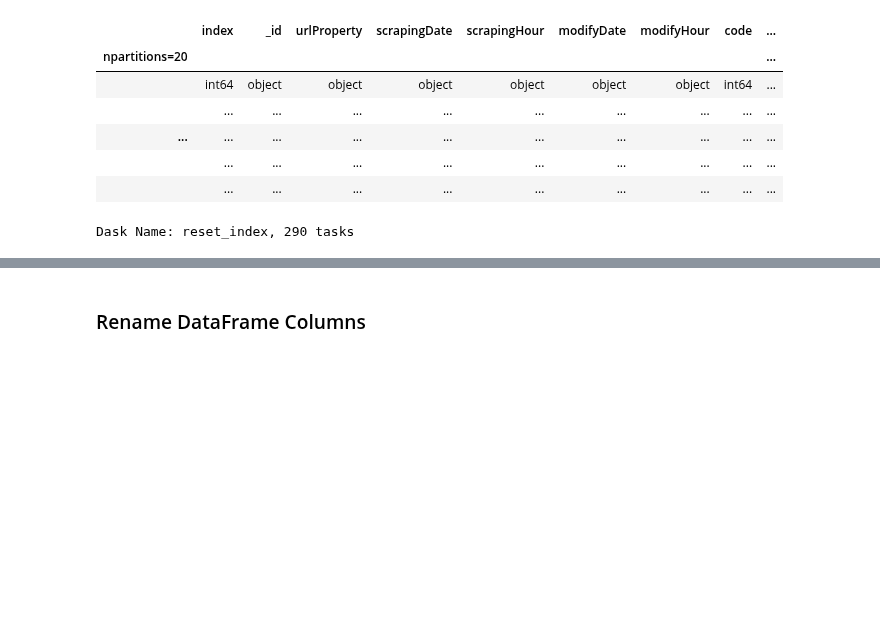
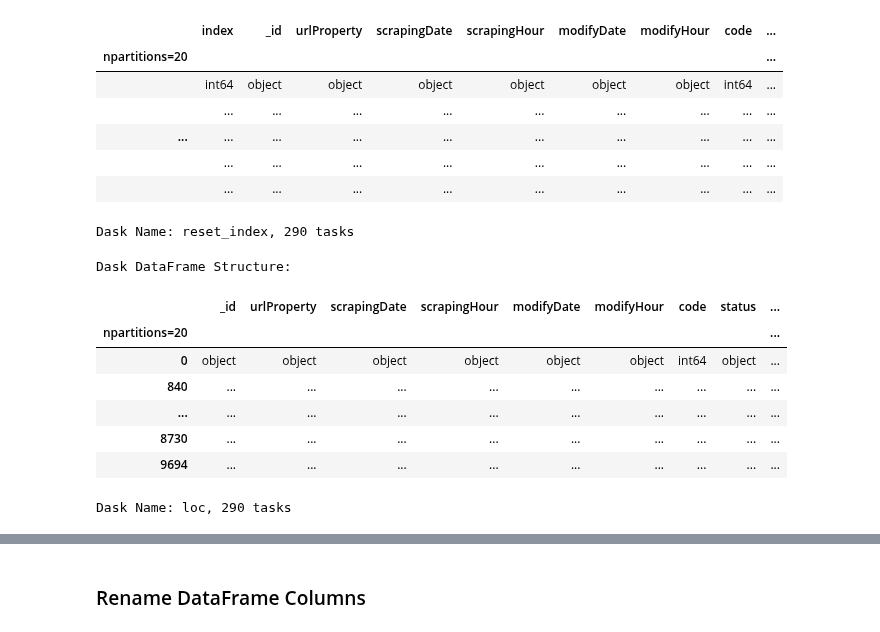
Before and after one commit to stivenramireza/anutibara-web-scraping, a Jupyter notebook: data-cleaning/data_preparation.ipynb, the cells around one changed output, grey strips where cells are left out. Saved outputs shown, nothing was run; the diff lists cells and outputs as text; code cells hidden in the pictures; blank space fills up the shorter version.

```diff
--- a/data-cleaning/data_preparation.ipynb
+++ b/data-cleaning/data_preparation.ipynb
@@ -156,0 +228,12 @@ ddf_old_properties = ddf_old_properties.dropna()
+# %%
+ddf_old_properties
+# %% [output]
+Dask DataFrame Structure:
+|  | _id | urlProperty | scrapingDate | scrapingHour | modifyDate | modifyHour | code | status | ... |
+| npartitions=20 |  |  |  |  |  |  |  |  | ... |
+| 0 | object | object | object | object | object | object | int64 | object | ... |
+| 840 | ... | ... | ... | ... | ... | ... | ... | ... | ... |
+| ... | ... | ... | ... | ... | ... | ... | ... | ... | ... |
+| 8730 | ... | ... | ... | ... | ... | ... | ... | ... | ... |
+| 9694 | ... | ... | ... | ... | ... | ... | ... | ... | ... |
+Dask Name: loc, 290 tasks
```
Also changed, not shown: parts of 14 cells of this notebook.
